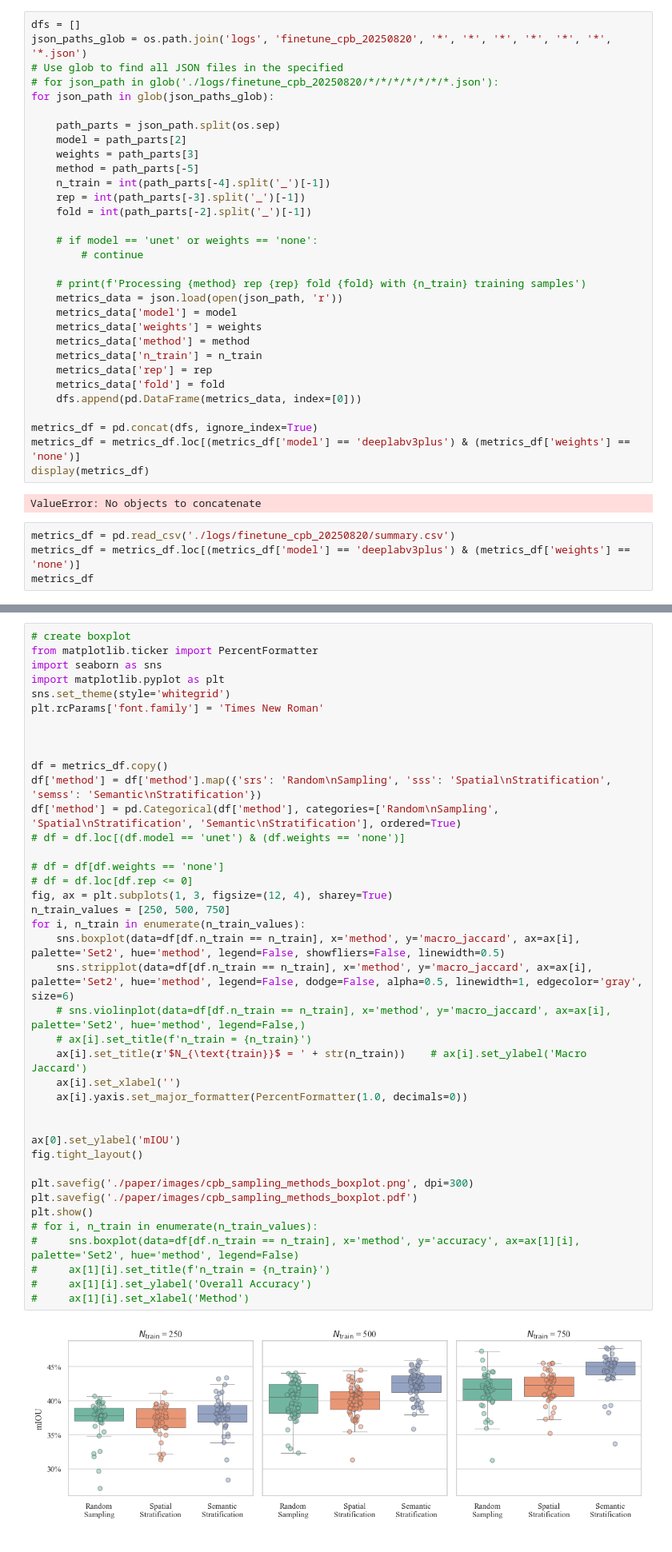
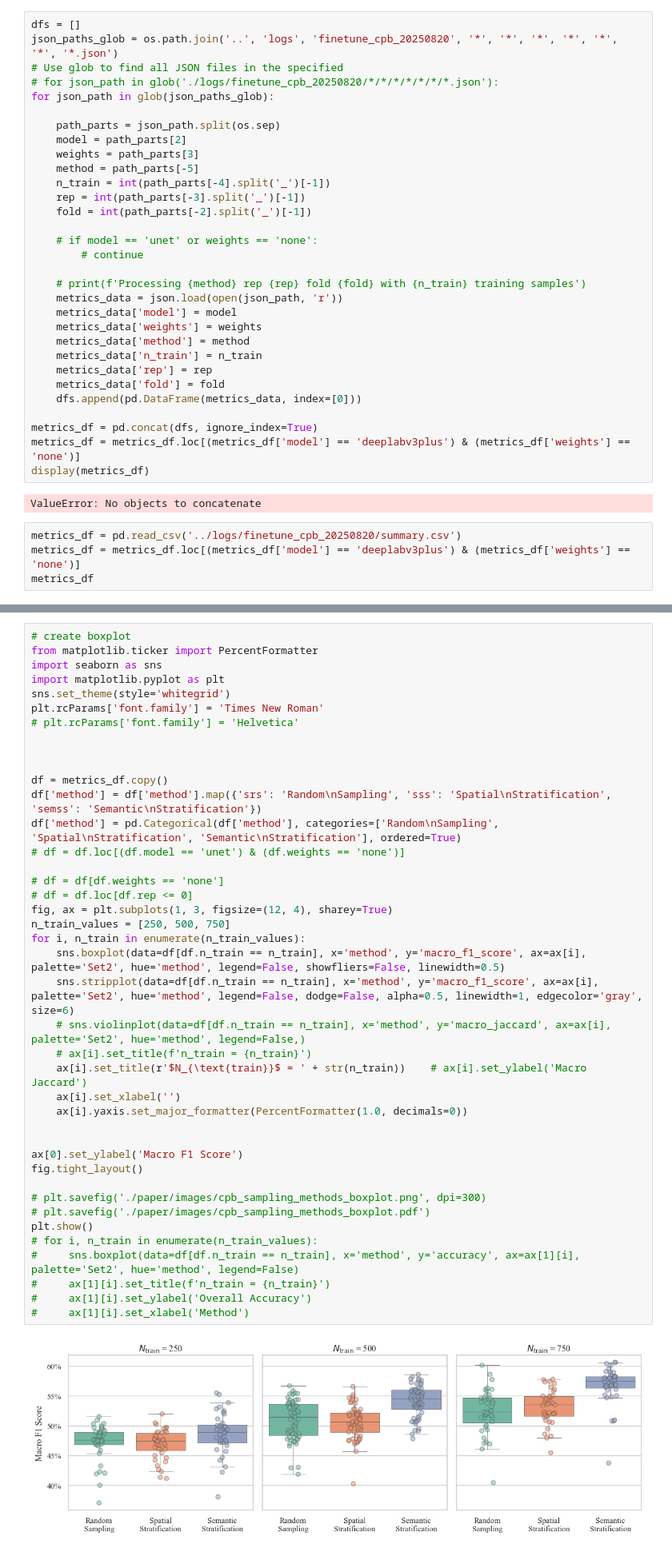
Before and after one commit to DakotaHester/ms-land-cover, a Jupyter notebook: notebooks/cpb_results.ipynb, the cells around one changed output, grey strips where cells are left out. Shown at 80% size. Cells and saved outputs as stored; diff of their text form.

```diff
--- a/notebooks/cpb_results.ipynb
+++ b/notebooks/cpb_results.ipynb
@@ -5,7 +5,7 @@ import os
 import json
 # %%
 dfs = []
-json_paths_glob = os.path.join('logs', 'finetune_cpb_20250820', '*', '*', '*', '*', '*', '*', '*.json')
+json_paths_glob = os.path.join('..', 'logs', 'finetune_cpb_20250820', '*', '*', '*', '*', '*', '*', '*.json')
 # Use glob to find all JSON files in the specified
 # for json_path in glob('./logs/finetune_cpb_20250820/*/*/*/*/*/*/*.json'):
 for json_path in glob(json_paths_glob):
@@ -37,7 +37,7 @@ display(metrics_df)
 # %% [output]
 ValueError: No objects to concatenate
 # %%
-metrics_df = pd.read_csv('./logs/finetune_cpb_20250820/summary.csv')
+metrics_df = pd.read_csv('../logs/finetune_cpb_20250820/summary.csv')
 metrics_df = metrics_df.loc[(metrics_df['model'] == 'deeplabv3plus') & (metrics_df['weights'] == 'none')]
 metrics_df
 # %% [output]
@@ -349,41 +349,42 @@ import seaborn as sns
 import matplotlib.pyplot as plt
 sns.set_theme(style='whitegrid')
 plt.rcParams['font.family'] = 'Times New Roman'
+# plt.rcParams['font.family'] = 'Helvetica'
 
 
 
 df = metrics_df.copy()
 df['method'] = df['method'].map({'srs': 'Random\nSampling', 'sss': 'Spatial\nStratification', 'semss': 'Semantic\nStratification'})
 df['method'] = pd.Categorical(df['method'], categories=['Random\nSampling', 'Spatial\nStratification', 'Semantic\nStratification'], ordered=True)
 # df = df.loc[(df.model == 'unet') & (df.weights == 'none')]
 
 # df = df[df.weights == 'none']
 # df = df.loc[df.rep <= 0]
 fig, ax = plt.subplots(1, 3, figsize=(12, 4), sharey=True)
 n_train_values = [250, 500, 750]
 for i, n_train in enumerate(n_train_values):
-    sns.boxplot(data=df[df.n_train == n_train], x='method', y='macro_jaccard', ax=ax[i], palette='Set2', hue='method', legend=False, showfliers=False, linewidth=0.5)
-    sns.stripplot(data=df[df.n_train == n_train], x='method', y='macro_jaccard', ax=ax[i], palette='Set2', hue='method', legend=False, dodge=False, alpha=0.5, linewidth=1, edgecolor='gray', size=6)
+    sns.boxplot(data=df[df.n_train == n_train], x='method', y='macro_f1_score', ax=ax[i], palette='Set2', hue='method', legend=False, showfliers=False, linewidth=0.5)
+    sns.stripplot(data=df[df.n_train == n_train], x='method', y='macro_f1_score', ax=ax[i], palette='Set2', hue='method', legend=False, dodge=False, alpha=0.5, linewidth=1, edgecolor='gray', size=6)
     # sns.violinplot(data=df[df.n_train == n_train], x='method', y='macro_jaccard', ax=ax[i], palette='Set2', hue='method', legend=False,)
     # ax[i].set_title(f'n_train = {n_train}')
     ax[i].set_title(r'$N_{\text{train}}$ = ' + str(n_train))    # ax[i].set_ylabel('Macro Jaccard')
     ax[i].set_xlabel('')
     ax[i].yaxis.set_major_formatter(PercentFormatter(1.0, decimals=0))
 
 
-ax[0].set_ylabel('mIOU')
+ax[0].set_ylabel('Macro F1 Score')
 fig.tight_layout()
 
-plt.savefig('./paper/images/cpb_sampling_methods_boxplot.png', dpi=300)
-plt.savefig('./paper/images/cpb_sampling_methods_boxplot.pdf')
+# plt.savefig('./paper/images/cpb_sampling_methods_boxplot.png', dpi=300)
+# plt.savefig('./paper/images/cpb_sampling_methods_boxplot.pdf')
 plt.show()
 # for i, n_train in enumerate(n_train_values):
 #     sns.boxplot(data=df[df.n_train == n_train], x='method', y='accuracy', ax=ax[1][i], palette='Set2', hue='method', legend=False)
 #     ax[1][i].set_title(f'n_train = {n_train}')
 #     ax[1][i].set_ylabel('Overall Accuracy')
 #     ax[1][i].set_xlabel('Method')
 # %% [output]
-[figure, old version]
+[figure, new version]
 # %%
 
 # Create a plot to emphasize the performance gain of SEMSS
```
Also changed, not shown: 7 other files.
